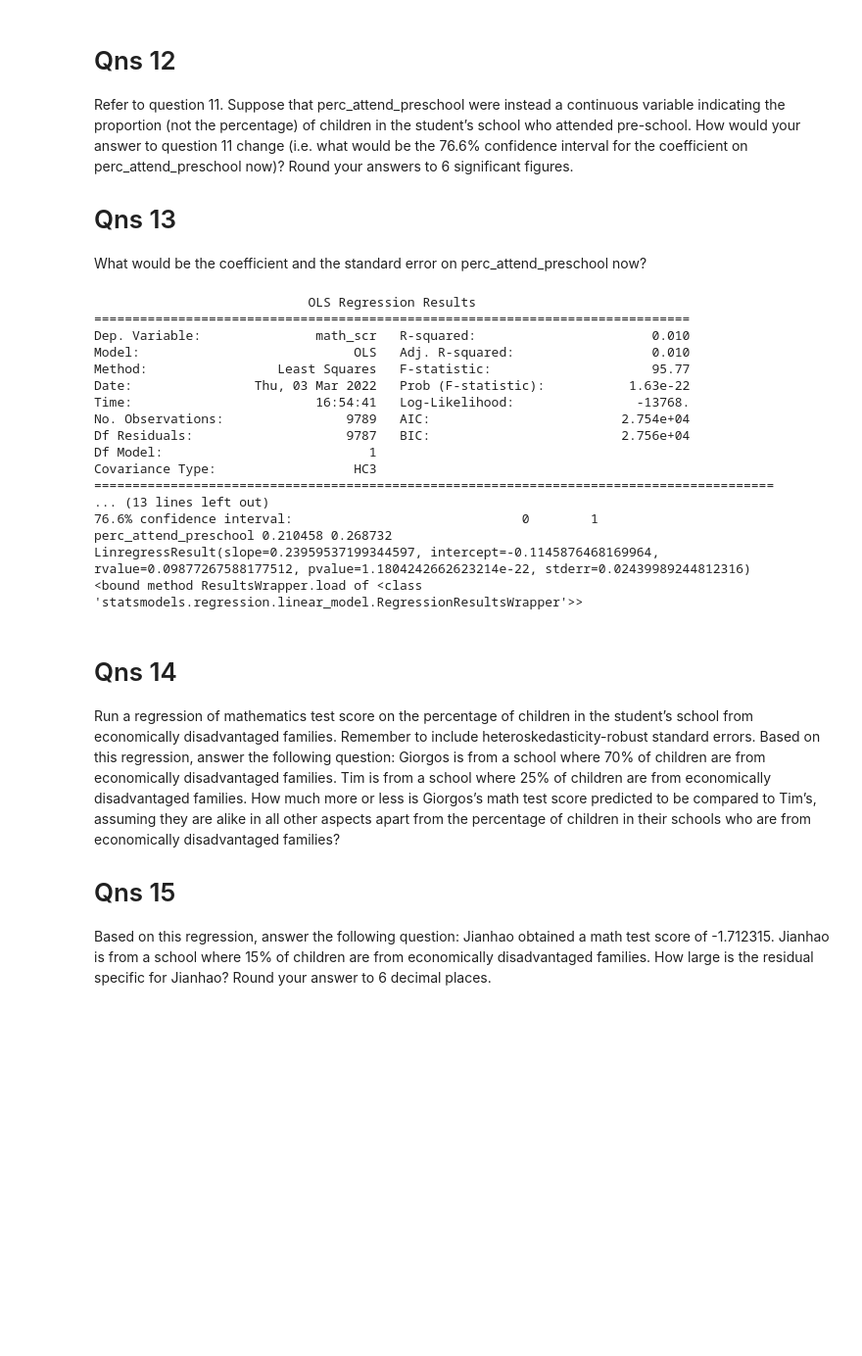
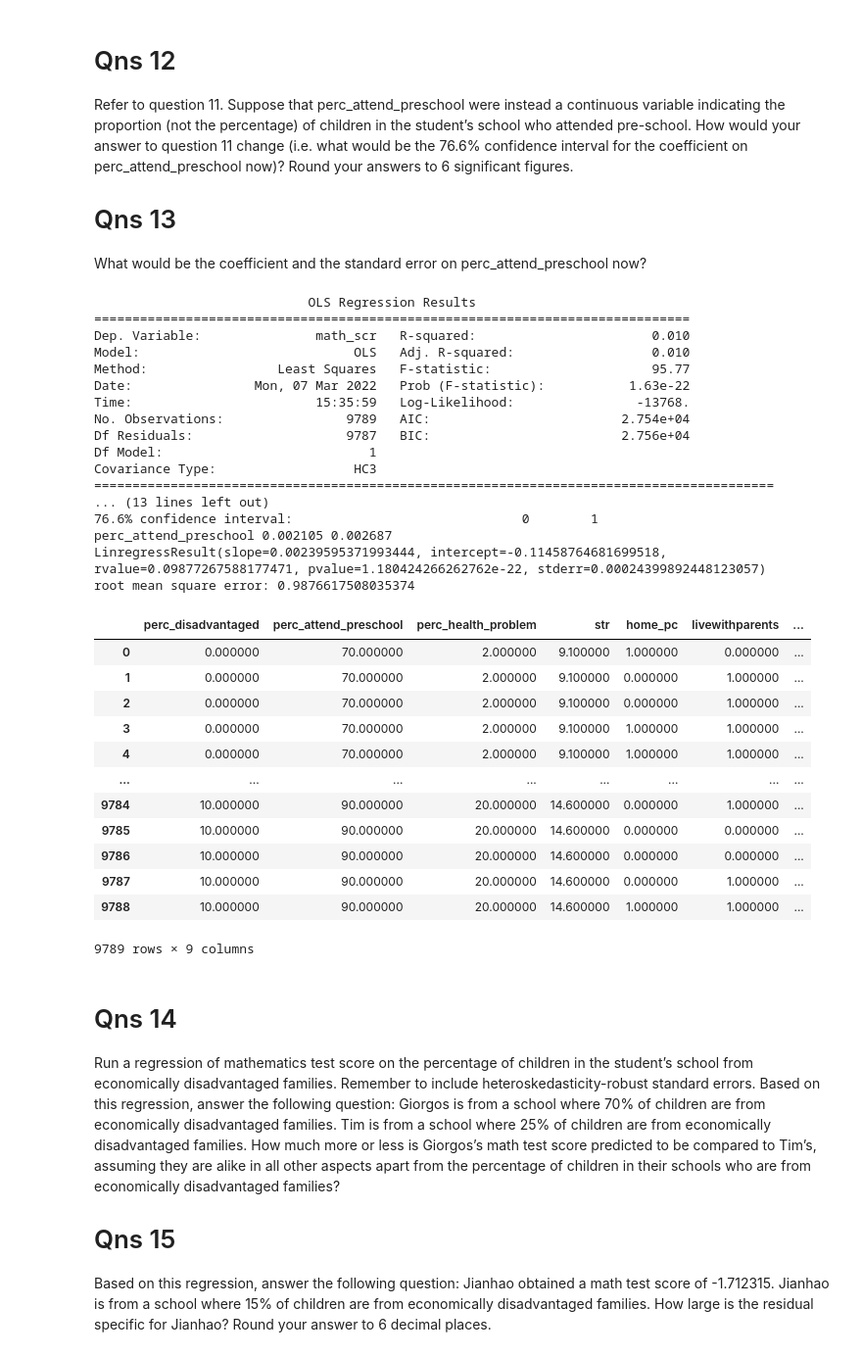
Before and after one commit to BrendanCheong/BT2101-AY2021-2022-SEM2, a Jupyter notebook: EC3303/Homework 1/hmw_1.ipynb, the cells around one changed output. Shown at 98% size. Cells and saved outputs as stored; diff of their text form; code cells hidden in the pictures; blank space fills up the shorter version.

```diff
--- a/EC3303/Homework 1/hmw_1.ipynb
+++ b/EC3303/Homework 1/hmw_1.ipynb
@@ -89,7 +89,8 @@ Refer to question 11. Suppose that perc_attend_preschool were instead a continuo
 What would be the coefficient and the standard error on perc_attend_preschool now?
 # %%
 new_df = df.copy()
-new_df["perc_attend_preschool"] = new_df["perc_attend_preschool"] / 100
+new_df["perc_attend_preschool"] = new_df["perc_attend_preschool"]
+new_df["math_scr"] = new_df["math_scr"]
 y = new_df["math_scr"]
 x = new_df["perc_attend_preschool"]
 model = smf.ols(formula="math_scr ~ perc_attend_preschool", data=new_df).fit(cov_type='HC3')
@@ -100,15 +101,15 @@ print(f"76.6% confidence interval: {conf_int[1:2]}")
 
 regression = sp.stats.linregress(x, y)
 print(regression)
-print(model.load)
+print(f"root mean square error: {rmse(y, model.predict(x))}")
 # %% [output]
                             OLS Regression Results
 ==============================================================================
 Dep. Variable:               math_scr   R-squared:                       0.010
 Model:                            OLS   Adj. R-squared:                  0.010
 Method:                 Least Squares   F-statistic:                     95.77
-Date:                Thu, 03 Mar 2022   Prob (F-statistic):           1.63e-22
-Time:                        16:54:41   Log-Likelihood:                -13768.
+Date:                Mon, 07 Mar 2022   Prob (F-statistic):           1.63e-22
+Time:                        15:35:59   Log-Likelihood:                -13768.
 No. Observations:                9789   AIC:                         2.754e+04
 Df Residuals:                    9787   BIC:                         2.756e+04
 Df Model:                           1
@@ -116,9 +117,25 @@ Covariance Type:                  HC3
 =========================================================================================
 ... (13 lines left out)
 76.6% confidence interval:                              0        1
-perc_attend_preschool 0.210458 0.268732
-LinregressResult(slope=0.23959537199344597, intercept=-0.1145876468169964, rvalue=0.09877267588177512, pvalue=1.1804242662623214e-22, stderr=0.02439989244812316)
-<bound method ResultsWrapper.load of <class 'statsmodels.regression.linear_model.RegressionResultsWrapper'>>
+perc_attend_preschool 0.002105 0.002687
+LinregressResult(slope=0.00239595371993444, intercept=-0.11458764681699518, rvalue=0.09877267588177471, pvalue=1.180424266262762e-22, stderr=0.00024399892448123057)
+root mean square error: 0.9876617508035374
+# %%
+new_df
+# %% [output]
+|  | perc_disadvantaged | perc_attend_preschool | perc_health_problem | str | home_pc | livewithparents | ... |
+| 0 | 0.000000 | 70.000000 | 2.000000 | 9.100000 | 1.000000 | 0.000000 | ... |
+| 1 | 0.000000 | 70.000000 | 2.000000 | 9.100000 | 0.000000 | 1.000000 | ... |
+| 2 | 0.000000 | 70.000000 | 2.000000 | 9.100000 | 0.000000 | 1.000000 | ... |
+| 3 | 0.000000 | 70.000000 | 2.000000 | 9.100000 | 1.000000 | 1.000000 | ... |
+| 4 | 0.000000 | 70.000000 | 2.000000 | 9.100000 | 1.000000 | 1.000000 | ... |
+| ... | ... | ... | ... | ... | ... | ... | ... |
+| 9784 | 10.000000 | 90.000000 | 20.000000 | 14.600000 | 0.000000 | 1.000000 | ... |
+| 9785 | 10.000000 | 90.000000 | 20.000000 | 14.600000 | 0.000000 | 0.000000 | ... |
+| 9786 | 10.000000 | 90.000000 | 20.000000 | 14.600000 | 0.000000 | 0.000000 | ... |
+| 9787 | 10.000000 | 90.000000 | 20.000000 | 14.600000 | 0.000000 | 1.000000 | ... |
+| 9788 | 10.000000 | 90.000000 | 20.000000 | 14.600000 | 1.000000 | 1.000000 | ... |
+9789 rows × 9 columns
 # %% [markdown]
 # Qns 14
 
```
Also changed, not shown: parts of 8 cells of this notebook, 5 other files.
